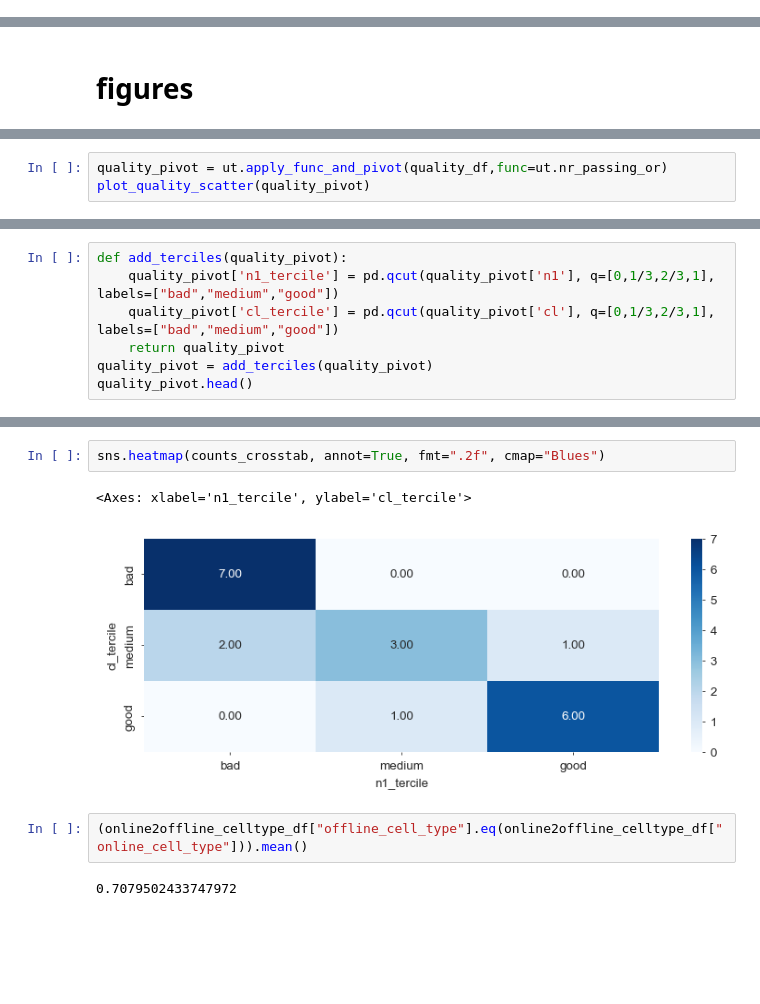
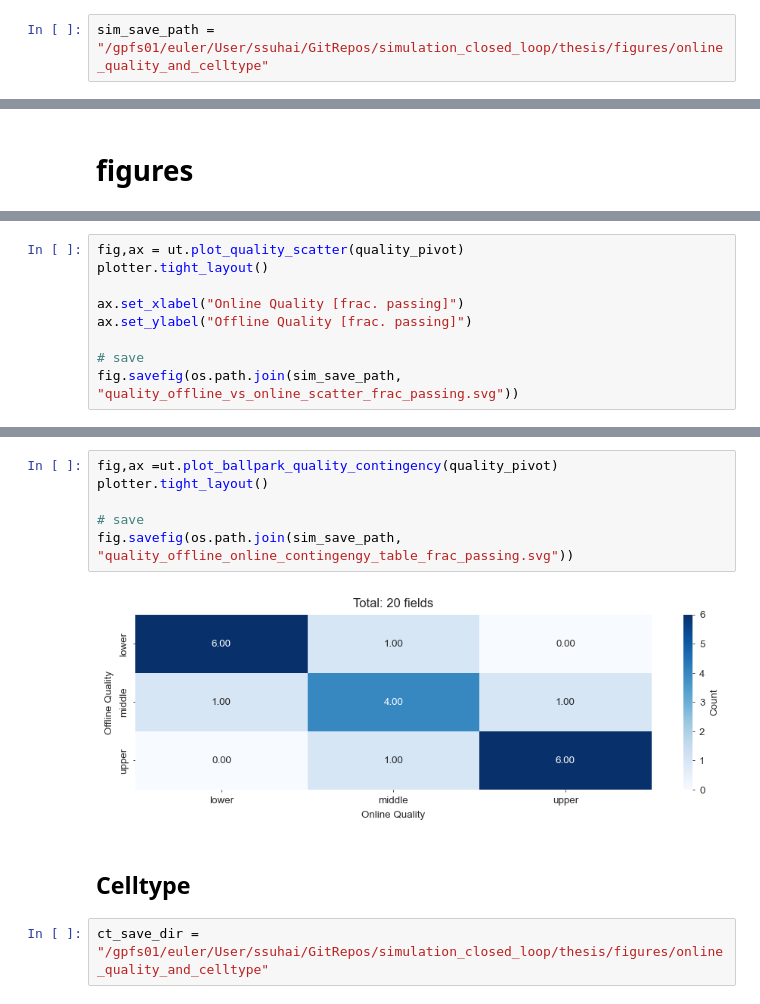
Before and after one commit to SamuelSuhai/model_in_the_loop, a Jupyter notebook: thesis/code/online_quality_and_celltype/plot_online_quality_type.ipynb, the cells around one changed output, grey strips where cells are left out. Drawn from its saved outputs; the diff is of its cells as text; blank space fills up the shorter version.

```diff
--- a/thesis/code/online_quality_and_celltype/plot_online_quality_type.ipynb
+++ b/thesis/code/online_quality_and_celltype/plot_online_quality_type.ipynb
@@ -59,3 +63,5 @@ Online to offline mapping: (1849, 9)
 ROI masks: (40, 11)
 # %% [markdown]
 # Simulation calculation
+# %%
+sim_save_path = "/gpfs01/euler/User/ssuhai/GitRepos/simulation_closed_loop/thesis/figures/online_quality_and_celltype"
@@ -117,4 +99,10 @@ def plot_quality_scatter(quality_pivot):
 # %%
-quality_pivot = ut.apply_func_and_pivot(quality_df,func=ut.nr_passing_or)
-plot_quality_scatter(quality_pivot)
+fig,ax = ut.plot_quality_scatter(quality_pivot)
+plotter.tight_layout()
+
+ax.set_xlabel("Online Quality [frac. passing]")
+ax.set_ylabel("Offline Quality [frac. passing]")
+
+# save
+fig.savefig(os.path.join(sim_save_path, "quality_offline_vs_online_scatter_frac_passing.svg"))
 # %% [output]
@@ -142,7 +109,0 @@ Categories (3, object): ['bad' < 'medium' < 'good']
-# %%
-def add_terciles(quality_pivot):
-    quality_pivot['n1_tercile'] = pd.qcut(quality_pivot['n1'], q=[0,1/3,2/3,1], labels=["bad","medium","good"])
-    quality_pivot['cl_tercile'] = pd.qcut(quality_pivot['cl'], q=[0,1/3,2/3,1], labels=["bad","medium","good"])
-    return quality_pivot
-quality_pivot = add_terciles(quality_pivot)
-quality_pivot.head()
@@ -167,9 +110,12 @@ prob_crosstab
 # %%
-sns.heatmap(counts_crosstab, annot=True, fmt=".2f", cmap="Blues")
+fig,ax =ut.plot_ballpark_quality_contingency(quality_pivot)
+plotter.tight_layout()
+
+# save
+fig.savefig(os.path.join(sim_save_path, "quality_offline_online_contingengy_table_frac_passing.svg"))
 # %% [output]
-<Axes: xlabel='n1_tercile', ylabel='cl_tercile'>
-[figure, old version]
+[figure, new version]
-# %%
-(online2offline_celltype_df["offline_cell_type"].eq(online2offline_celltype_df["online_cell_type"])).mean()
-# %% [output]
-0.7079502433747972
+# %% [markdown]
+## Celltype
+# %%
+ct_save_dir = "/gpfs01/euler/User/ssuhai/GitRepos/simulation_closed_loop/thesis/figures/online_quality_and_celltype"
```
Also changed, not shown: parts of 15 cells of this notebook, 7 other files.
